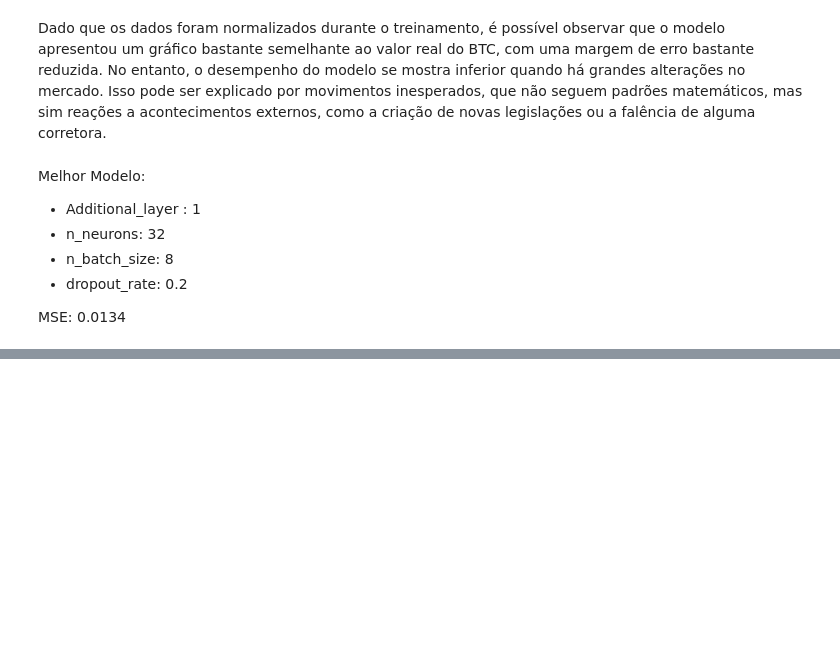
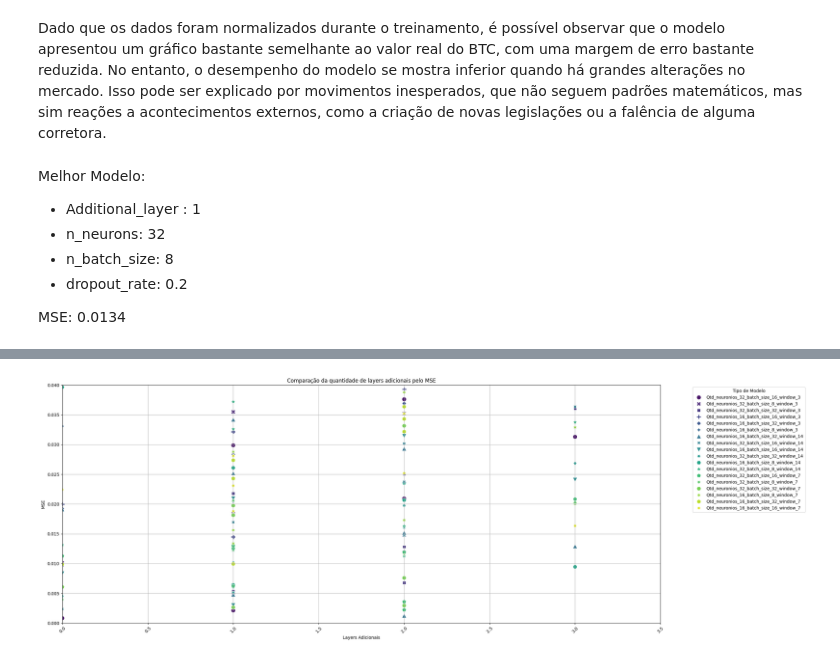
Before and after one commit to GuilhermeMaciel75/Redes_Neurais_p1, a Jupyter notebook: projeto_2/src/btcLstmKeras.ipynb, the cells around one changed output, grey strips where cells are left out. Drawn from its saved outputs; the diff is of its cells as text; code cells hidden in the pictures; blank space fills up the shorter version.

```diff
--- a/projeto_2/src/btcLstmKeras.ipynb
+++ b/projeto_2/src/btcLstmKeras.ipynb
@@ -537,0 +619,26 @@ MSE: 0.0134
+# %%
+plt.figure(figsize=(25, 10))
+
+df['model_type'] = ('Qtd_neuronios_' + df['3'].astype(str) +
+                    '_batch_size_' + df['4'].astype(str) +
+                    '_window_' + df['window'].astype(str))
+
+# Plotando o gráfico de dispersão
+sns.scatterplot(data=df, x='n_additional_layer', y='7', hue='model_type', style='model_type',
+                markers=True, palette='viridis', s=100)
+
+# Personalizando o gráfico
+plt.title('Comparação da quantidade de layers adicionais pelo MSE')
+plt.xlabel('Layers Adicionais')
+plt.ylabel('MSE')
+
+plt.xticks(rotation=45)
+plt.grid(True)
+plt.legend(title='Tipo de Modelo', bbox_to_anchor=(1.05, 1), loc='upper left')
+
+plt.xlim(0, 3.5)
+plt.ylim(0, 0.04)
+
+plt.show()
+# %% [output]
+[figure, added]
```
Also changed, not shown: parts of 19 cells of this notebook, 4 other files.
